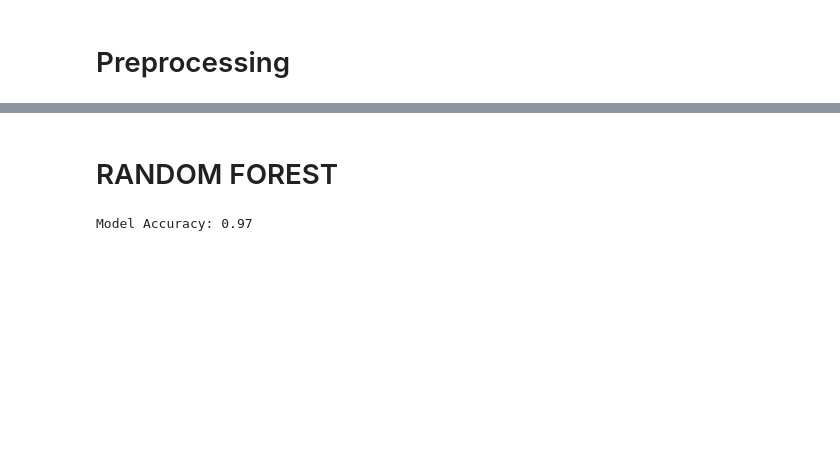
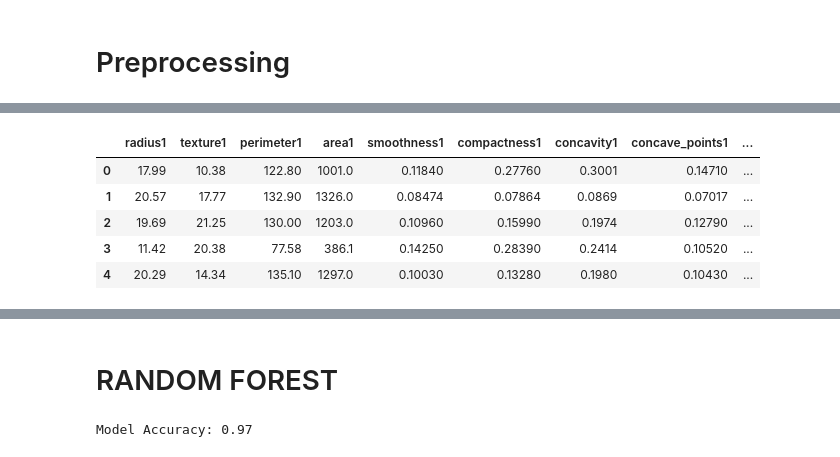
Before and after one commit to Acheedella1/Final-Project, a Jupyter notebook: Preprocessing/models.ipynb, the cells around one changed output, grey strips where cells are left out. Cells and saved outputs as stored; diff of their text form; code cells hidden in the pictures; blank space fills up the shorter version.

```diff
--- a/Preprocessing/models.ipynb
+++ b/Preprocessing/models.ipynb
@@ -80,0 +3,86 @@ X_train, X_test, y_train, y_test = train_test_split(X, y, test_size=0.3, random_
+# %%
+from ucimlrepo import fetch_ucirepo
+from sklearn.model_selection import train_test_split
+from sklearn.metrics import precision_score
+from sklearn.pipeline import make_pipeline
+from sklearn.preprocessing import StandardScaler, LabelEncoder
+from sklearn.svm import OneClassSVM
+import pandas as pd
+import numpy as np
+
+from ucimlrepo import fetch_ucirepo
+from sklearn.model_selection import train_test_split
+from sklearn.metrics import precision_score
+from sklearn.pipeline import make_pipeline
+from sklearn.preprocessing import StandardScaler, LabelEncoder
+from sklearn.svm import OneClassSVM
+import pandas as pd
+import numpy as np
+
+
+brecan_df = fetch_ucirepo(id=17)
+X = brecan_df.data.features
+y = brecan_df.data.targets
+
+
+expected_columns = [
+    'radius1', 'texture1', 'perimeter1', 'area1', 'smoothness1', 'compactness1',
+    'concavity1', 'concave_points1', 'symmetry1', 'fractal_dimension1',
+    'radius2', 'texture2', 'perimeter2', 'area2', 'smoothness2', 'compactness2',
+    'concavity2', 'concave_points2', 'symmetry2', 'fractal_dimension2',
+    'radius3', 'texture3', 'perimeter3', 'area3', 'smoothness3', 'compactness3',
+    'concavity3', 'concave_points3', 'symmetry3', 'fractal_dimension3'
+]
+
+def calculate_cancer_score(df):
+    """
+    Calculate cancer score based on fractal dimensions.
+    """
+    def assign_risk_score(value):
+        if value >= 0.08:
+            return 3  # high
+        elif value >= 0.07:
+            return 2  # moderate
+        elif value >= 0.05:
+            return 1  # low
+        return 0  # below threshold
+
+    # Calculate risk scores
+    df['risk_score1'] = df['fractal_dimension1'].apply(assign_risk_score)
+    df['risk_score2'] = df['fractal_dimension2'].apply(assign_risk_score)
+
+    # Calculate final cancer score
+    df['cancer_score'] = (df['risk_score1'] + df['risk_score2']) / 2
+
+    # Add risk category
+    df['risk_category'] = df['cancer_score'].apply(
+        lambda x: 'High' if x >= 2.5 else 'Moderate' if x >= 1.5 else 'Low'
+    )
+
+    return df
+
+def process_breast_cancer_data():
+
+    processed_df = X.copy()
+
+    processed_df = calculate_cancer_score(processed_df)
+
+
+    X_train, X_test, y_train, y_test = train_test_split(processed_df, y, test_size=0.3, random_state=42)
+
+    return processed_df, X_train, X_test, y_train, y_test
+processed_df, X_train, X_test, y_train, y_test = process_breast_cancer_data()
+print("\nFirst few rows of processed DataFrame with cancer scores:")
+print(processed_df[['fractal_dimension1', 'fractal_dimension2', 'risk_score1', 'risk_score2', 'cancer_score', 'risk_category']].head())
+
+columns = [col for col in expected_columns if col in X.columns]
+class_labels = LabelEncoder()
+
+brecan_df= pd.get_dummies(X[columns])
+X_train, X_test, y_train, y_test = train_test_split(X, y, test_size=0.3, random_state=42)
+X_encoded = pd.get_dummies(X)
+X_with_score = calculate_cancer_score(X_encoded)
+
+X_train, X_test, y_train, y_test = train_test_split(X, y, test_size=0.3, random_state=42)
+brecan_df.head()
+# %% [output]
@@ -80,0 +103,6 @@ X_train, X_test, y_train, y_test = train_test_split(X, y, test_size=0.3, random_
+|  | radius1 | texture1 | perimeter1 | area1 | smoothness1 | compactness1 | concavity1 | concave_points1 | ... |
+| 0 | 17.99 | 10.38 | 122.80 | 1001.0 | 0.11840 | 0.27760 | 0.3001 | 0.14710 | ... |
+| 1 | 20.57 | 17.77 | 132.90 | 1326.0 | 0.08474 | 0.07864 | 0.0869 | 0.07017 | ... |
+| 2 | 19.69 | 21.25 | 130.00 | 1203.0 | 0.10960 | 0.15990 | 0.1974 | 0.12790 | ... |
+| 3 | 11.42 | 20.38 | 77.58 | 386.1 | 0.14250 | 0.28390 | 0.2414 | 0.10520 | ... |
+| 4 | 20.29 | 14.34 | 135.10 | 1297.0 | 0.10030 | 0.13280 | 0.1980 | 0.10430 | ... |
```
Also changed, not shown: parts of 2 cells of this notebook.
